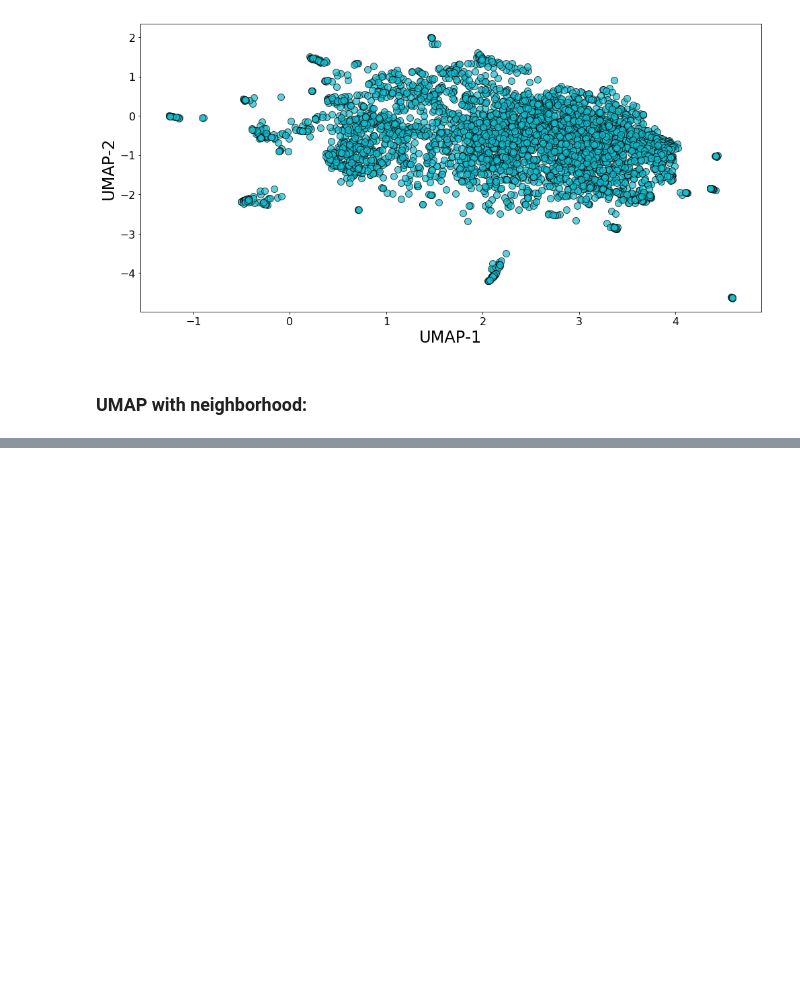
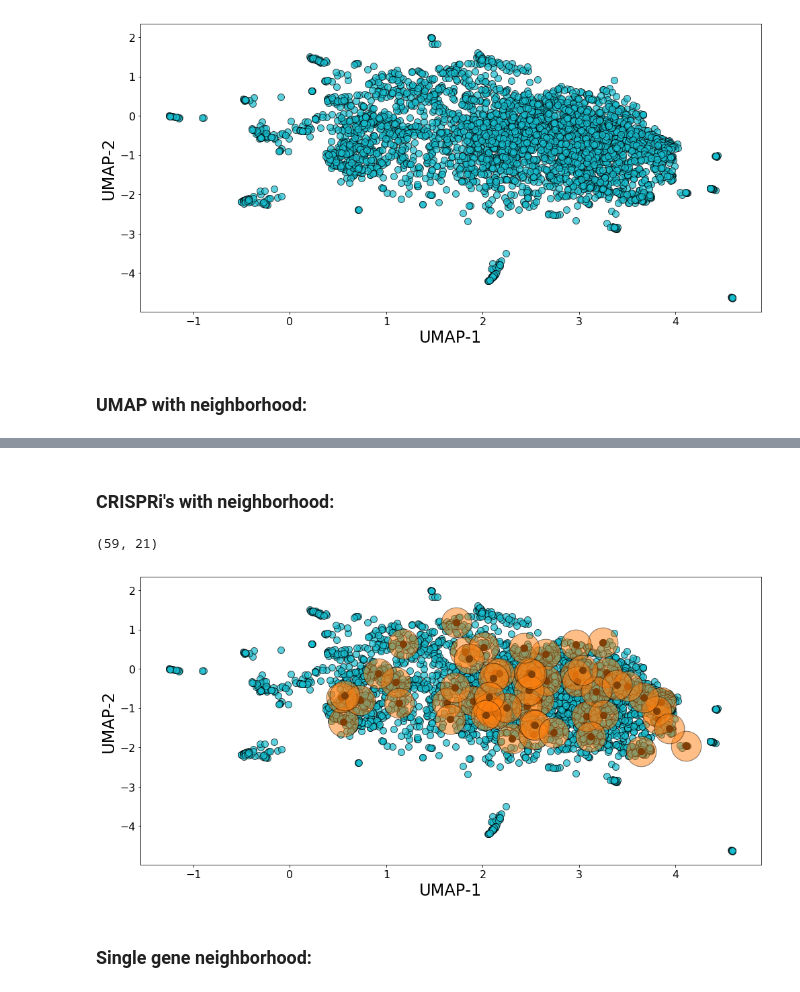
Before and after one commit to manuflores/tbredox, a Jupyter notebook: notebooks/umap_visualizations_other.ipynb, the cells around one changed output, grey strips where cells are left out. Drawn from its saved outputs; the diff is of its cells as text; code cells hidden in the pictures; blank space fills up the shorter version.

Commit message:
new NN plots

```diff
--- a/notebooks/umap_visualizations_other.ipynb
+++ b/notebooks/umap_visualizations_other.ipynb
@@ -89,0 +93,28 @@ plt.savefig(fig_file, dpi = 300)
+# %% [markdown]
+### CRISPRi's with neighborhood:
+# %%
+df_CRISPRi = df_w_annot_[df_w_annot_.CRISPRi.values == True].copy()
+df_CRISPRi.shape
+# %% [output]
+(59, 21)
+# %%
+plt.figure(figsize=(14,7))
+
+plt.scatter(df_w_annot_.u1, df_w_annot_.u2, s = 100, color = cols[-1], edgecolors='k', alpha = 0.7)
+
+for index, row in df_CRISPRi.iterrows():
+    plt.scatter(row['u1'], row['u2'], s = 100, color = 'k', edgecolors='k', alpha = 1)
+    plt.scatter(row['u1'], row['u2'], s = 2000, color = cols[1], edgecolors='k', alpha = 0.5)
+
+plt.xlabel('UMAP-1', fontsize = 24 )
+plt.ylabel('UMAP-2', fontsize = 24 )
+xt = plt.xticks(fontsize = 16)
+yt = plt.yticks(fontsize = 16)
+
+plt.tight_layout()
+fig_file = '../figures/umap_CRISPRi_neighborhoods.png'
+plt.savefig(fig_file, dpi = 300)
+# %% [output]
+[figure, added]
+# %% [markdown]
+### Single gene neighborhood:
```
Also changed, not shown: parts of 13 cells of this notebook, 6 other files.
